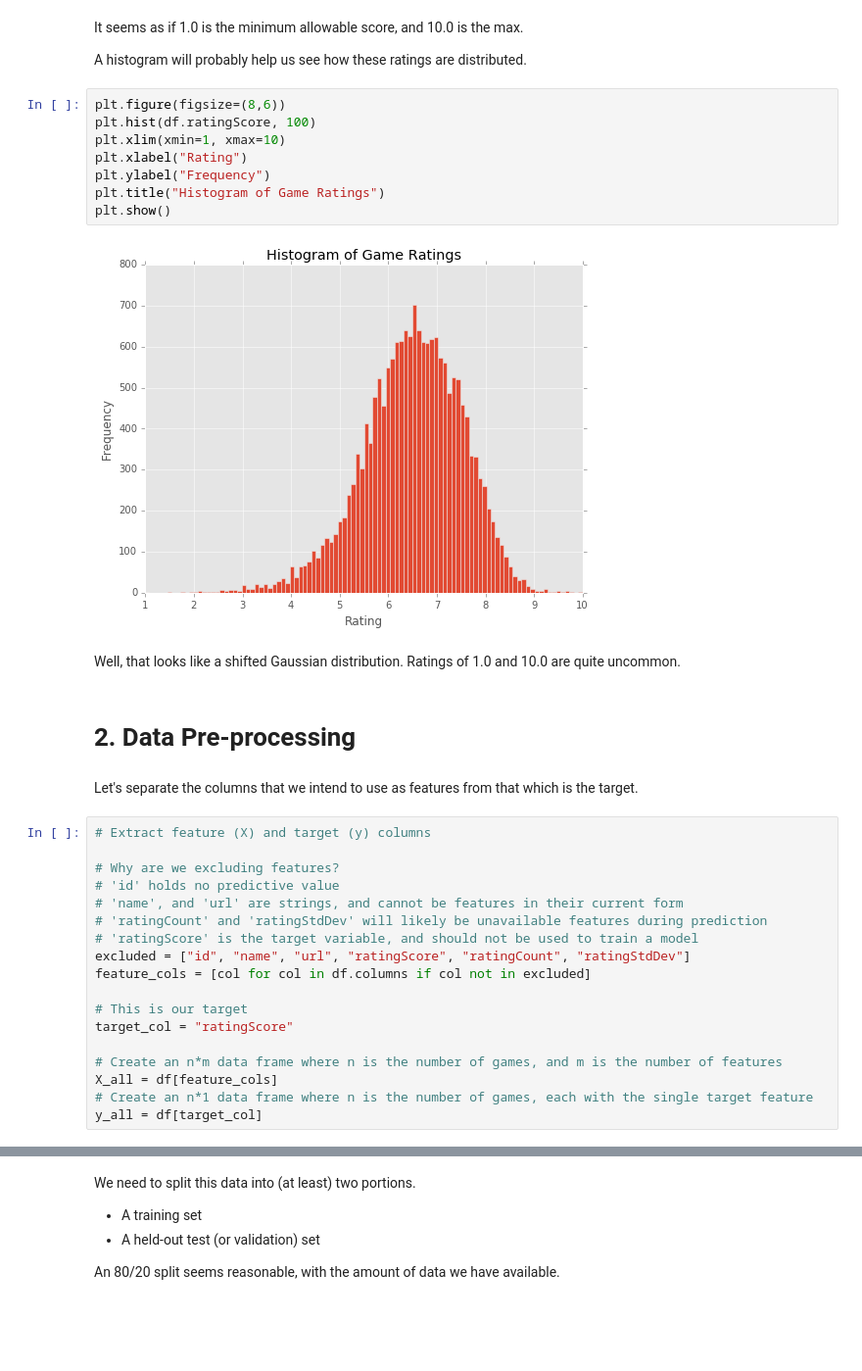
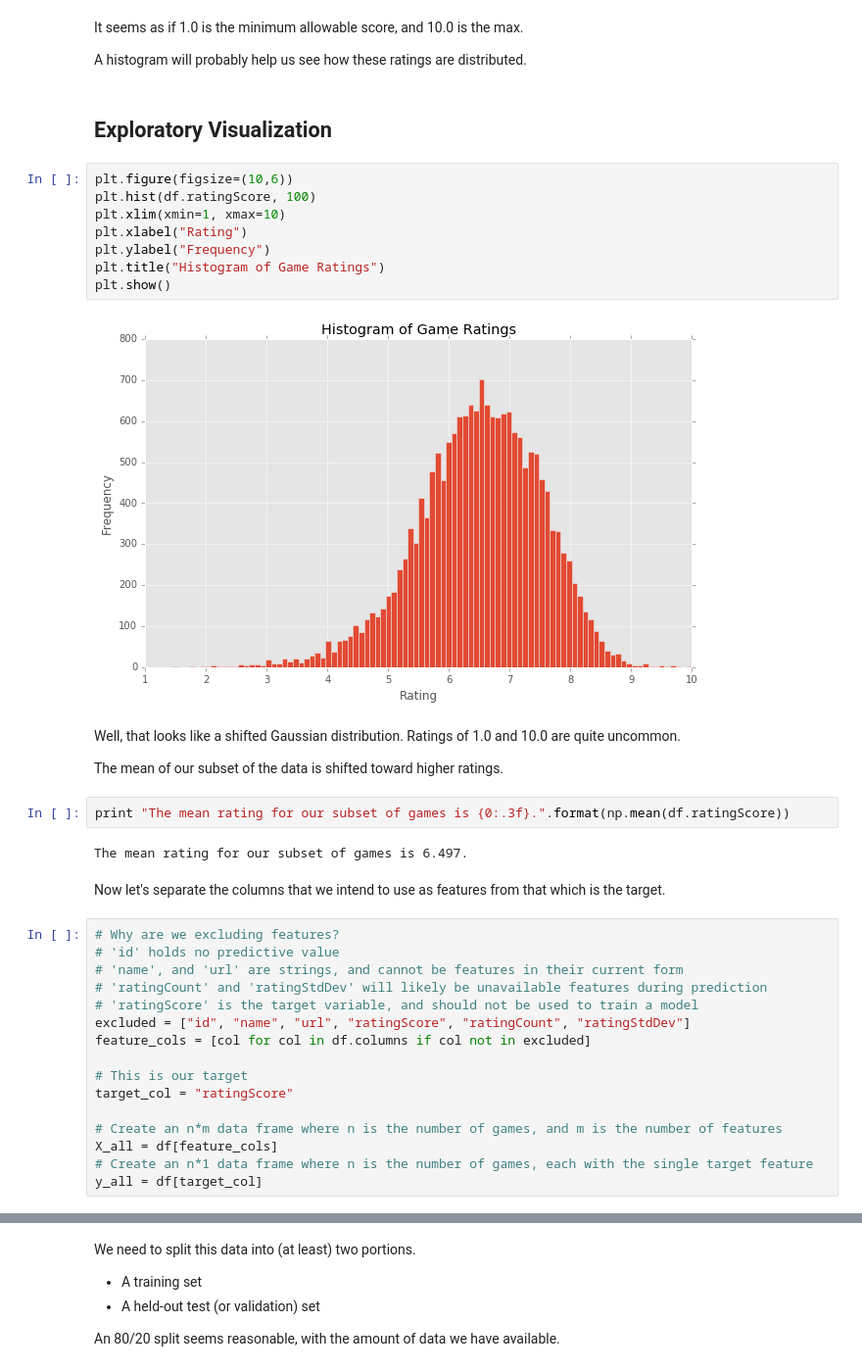
Before and after one commit to rcalme/udacity-capstone, a Jupyter notebook: Notebook/DataInvestigation.ipynb, the cells around one changed output, grey strips where cells are left out. Shown: that part at 98% size. Cells and saved outputs as stored; diff of their text form; blank space fills up the shorter version.

Commit message:
More data investigation, initial plots

```diff
--- a/Notebook/DataInvestigation.ipynb
+++ b/Notebook/DataInvestigation.ipynb
@@ -107,25 +114,29 @@ Name: ratingScore, dtype: float64
 It seems as if 1.0 is the minimum allowable score, and 10.0 is the max.
 
 A histogram will probably help us see how these ratings are distributed.
+# %% [markdown]
+## Exploratory Visualization
 # %%
-plt.figure(figsize=(8,6))
+plt.figure(figsize=(10,6))
 plt.hist(df.ratingScore, 100)
 plt.xlim(xmin=1, xmax=10)
 plt.xlabel("Rating")
 plt.ylabel("Frequency")
 plt.title("Histogram of Game Ratings")
 plt.show()
 # %% [output]
-[figure, old version]
+[figure, new version]
 # %% [markdown]
 Well, that looks like a shifted Gaussian distribution. Ratings of 1.0 and 10.0 are quite uncommon.
+
+The mean of our subset of the data is shifted toward higher ratings.
-# %% [markdown]
-# 2. Data Pre-processing
+# %%
+print "The mean rating for our subset of games is {0:.3f}.".format(np.mean(df.ratingScore))
+# %% [output]
+The mean rating for our subset of games is 6.497.
 # %% [markdown]
-Let's separate the columns that we intend to use as features from that which is the target.
+Now let's separate the columns that we intend to use as features from that which is the target.
 # %%
-# Extract feature (X) and target (y) columns
-
 # Why are we excluding features?
 # 'id' holds no predictive value
 # 'name', and 'url' are strings, and cannot be features in their current form
```
Also changed, not shown: parts of 20 cells of this notebook.
